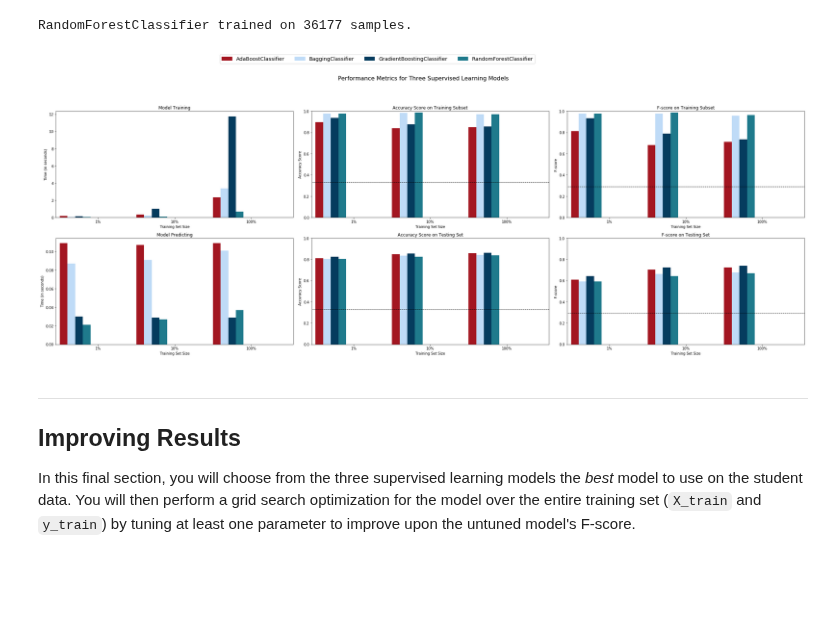
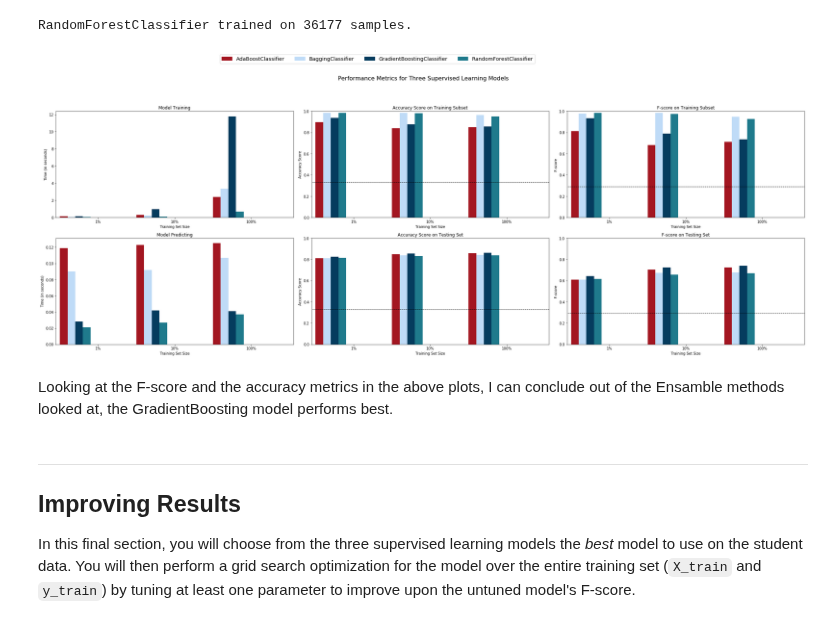
Before and after one commit to JeroenSchmidt/machine-learning, a Jupyter notebook: projects/finding_donors (Supervised Learning)/finding_donors.ipynb, the cells around one changed output. Drawn from its saved outputs; the diff is of its cells as text; code cells hidden in the pictures; blank space fills up the shorter version.

```diff
--- a/projects/finding_donors (Supervised Learning)/finding_donors.ipynb
+++ b/projects/finding_donors (Supervised Learning)/finding_donors.ipynb
@@ -619,6 +645,6 @@ RandomForestClassifier trained on 3618 samples.
 RandomForestClassifier trained on 36177 samples.
 # %%
 # Run metrics visualization for the three supervised learning models chosen
-evaluate_v3(ensamble_results, accuracy, fscore)
+evaluate_v2(ensamble_results, accuracy, fscore)
 # %% [output]
-[figure, old version]
+[figure, new version]
@@ -704,3 +651,5 @@ def evaluate_v3(results, accuracy, f1):
+# %% [markdown]
+Looking at the F-score and the accuracy metrics in the above plots, I can conclude out of the Ensamble methods looked at, the GradientBoosting model performs best.
 # %% [markdown]
 ----
 ## Improving Results
```
Also changed, not shown: parts of 16 cells of this notebook.
